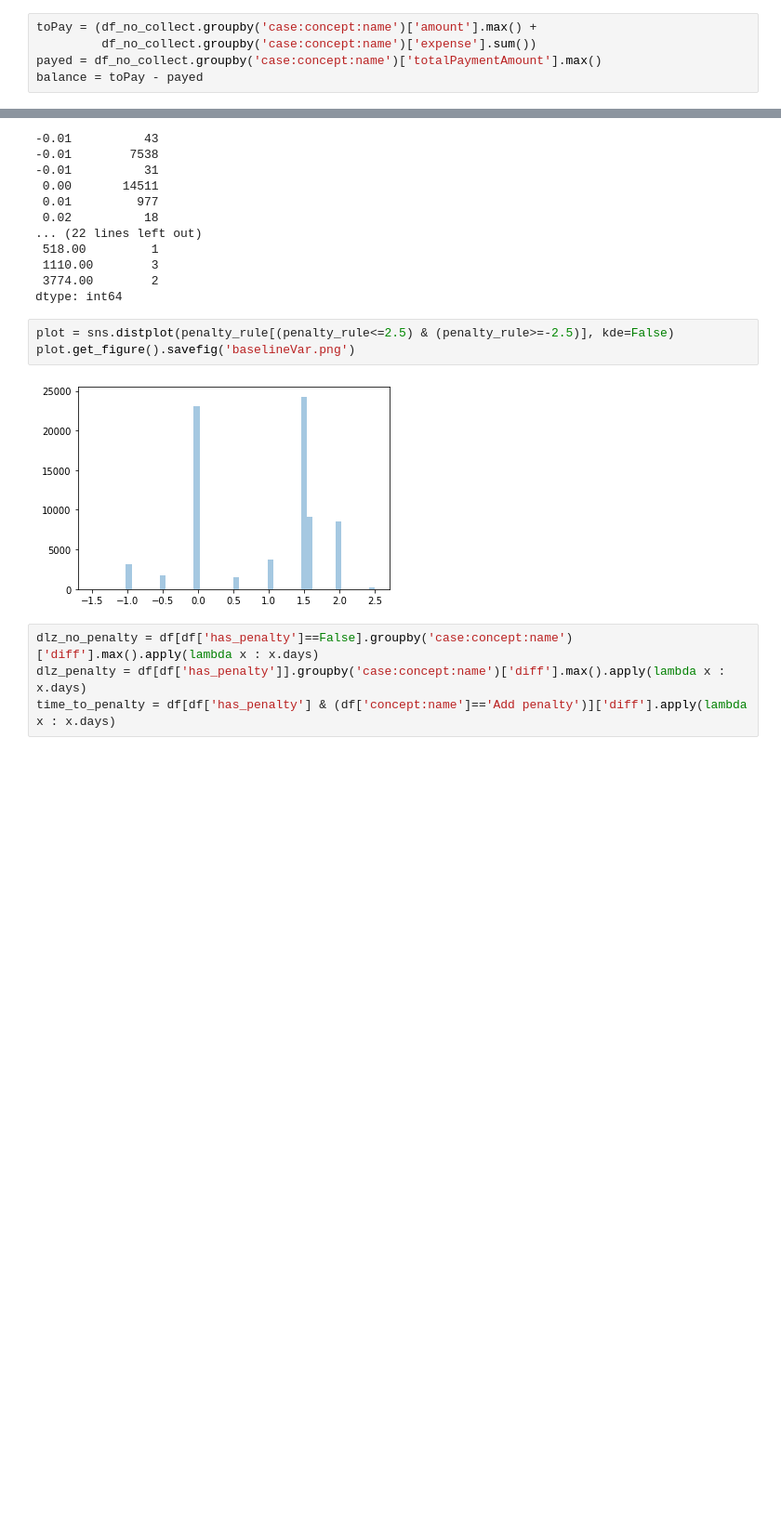
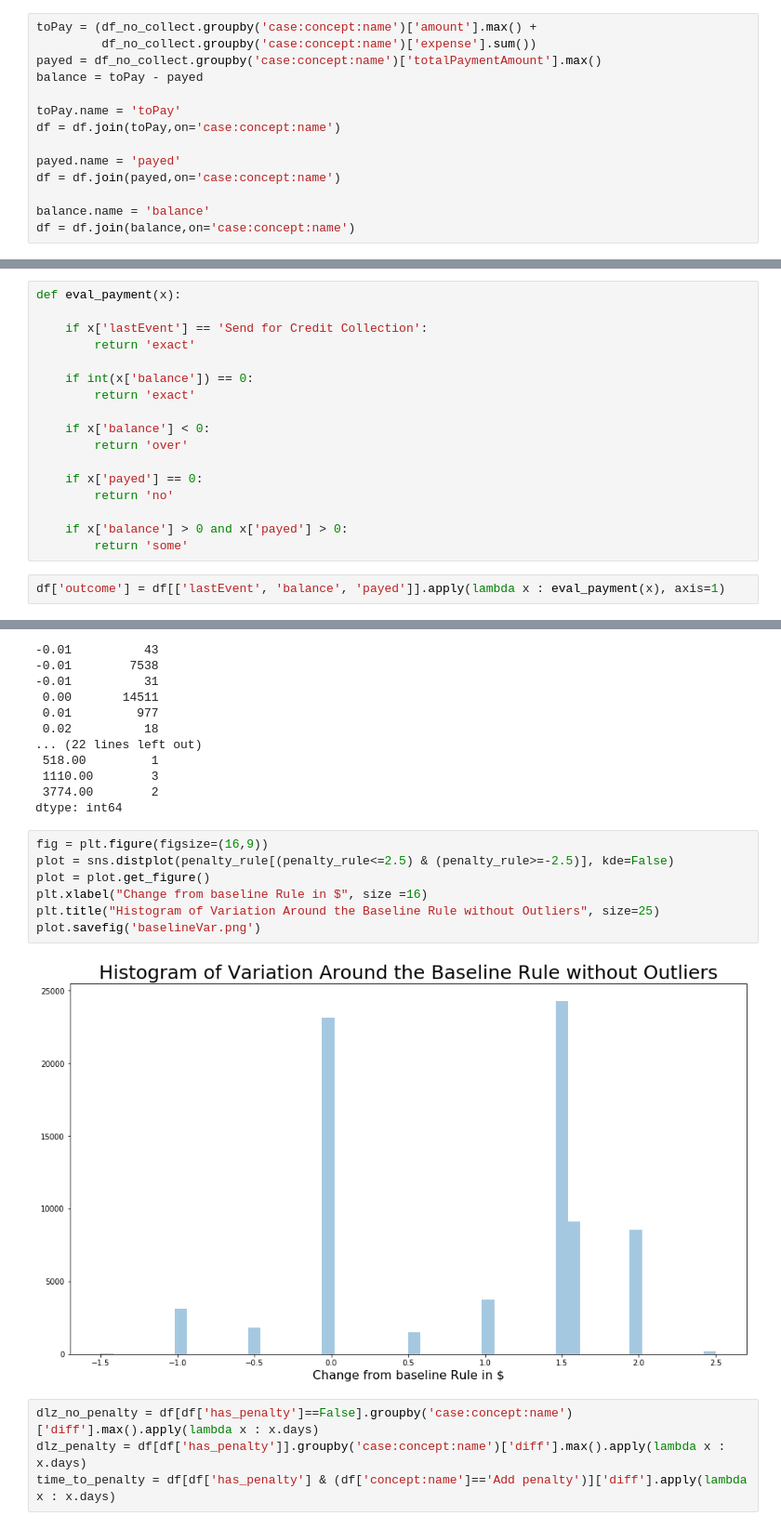
Before and after one commit to brunompacheco/APM-A2, a Jupyter notebook: notebooks/APM_Assignment_2_Q3.ipynb, the cells around one changed output, grey strips where cells are left out. Shown at 93% size. Saved outputs shown, nothing was run; the diff lists cells and outputs as text; blank space fills up the shorter version.

```diff
--- a/notebooks/APM_Assignment_2_Q3.ipynb
+++ b/notebooks/APM_Assignment_2_Q3.ipynb
@@ -44,3 +41,12 @@ toPay = (df_no_collect.groupby('case:concept:name')['amount'].max() +
          df_no_collect.groupby('case:concept:name')['expense'].sum())
 payed = df_no_collect.groupby('case:concept:name')['totalPaymentAmount'].max()
 balance = toPay - payed
+
+toPay.name = 'toPay'
+df = df.join(toPay,on='case:concept:name')
+
+payed.name = 'payed'
+df = df.join(payed,on='case:concept:name')
+
+balance.name = 'balance'
+df = df.join(balance,on='case:concept:name')
@@ -47,2 +55,21 @@ balance = toPay - payed
+# %%
+def eval_payment(x):
+
+    if x['lastEvent'] == 'Send for Credit Collection':
+        return 'exact'
+
+    if int(x['balance']) == 0:
+        return 'exact'
+
+    if x['balance'] < 0:
+        return 'over'
+
+    if x['payed'] == 0:
+        return 'no'
+
+    if x['balance'] > 0 and x['payed'] > 0:
+        return 'some'
+# %%
+df['outcome'] = df[['lastEvent', 'balance', 'payed']].apply(lambda x : eval_payment(x), axis=1)
 # %%
 
@@ -241,10 +268,14 @@ penalty_rule.groupby(penalty_rule).count()
  3774.00        2
 dtype: int64
 # %%
+fig = plt.figure(figsize=(16,9))
 plot = sns.distplot(penalty_rule[(penalty_rule<=2.5) & (penalty_rule>=-2.5)], kde=False)
-plot.get_figure().savefig('baselineVar.png')
+plot = plot.get_figure()
+plt.xlabel("Change from baseline Rule in $", size =16)
+plt.title("Histogram of Variation Around the Baseline Rule without Outliers", size=25)
+plot.savefig('baselineVar.png')
 # %% [output]
-[figure, old version]
+[figure, new version]
 # %%
 dlz_no_penalty = df[df['has_penalty']==False].groupby('case:concept:name')['diff'].max().apply(lambda x : x.days)
 dlz_penalty = df[df['has_penalty']].groupby('case:concept:name')['diff'].max().apply(lambda x : x.days)
```
Also changed, not shown: parts of 25 cells of this notebook, 4 other files.
